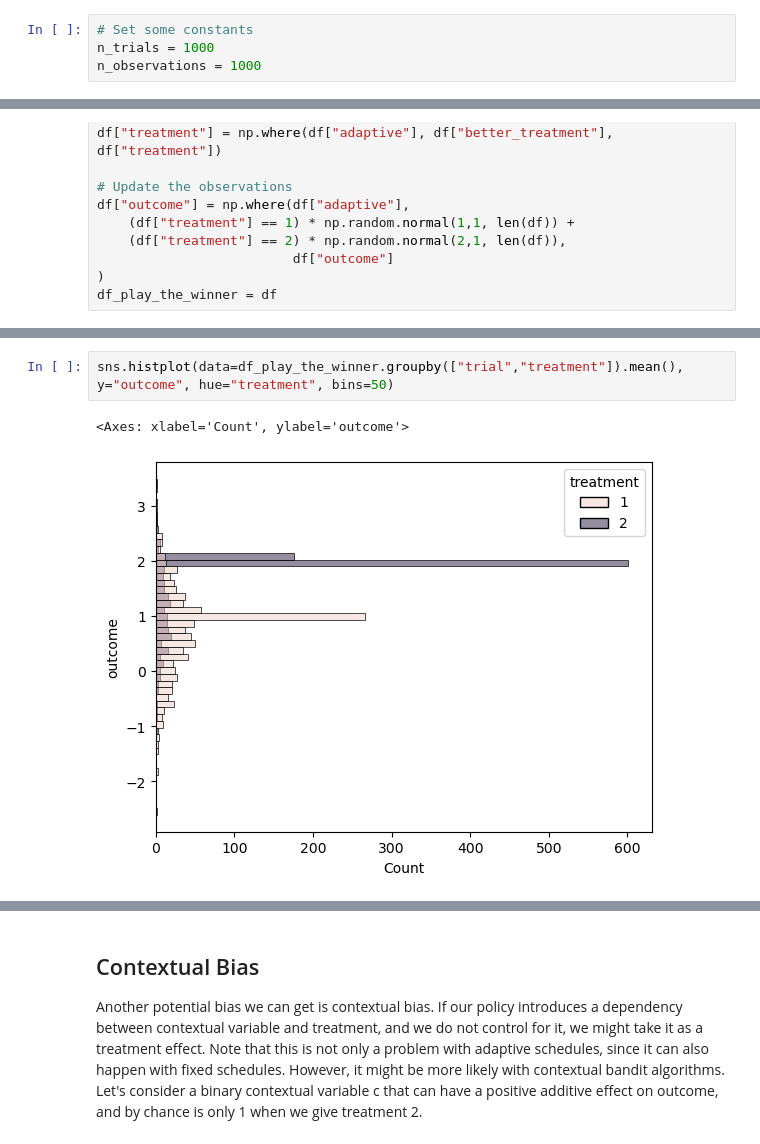
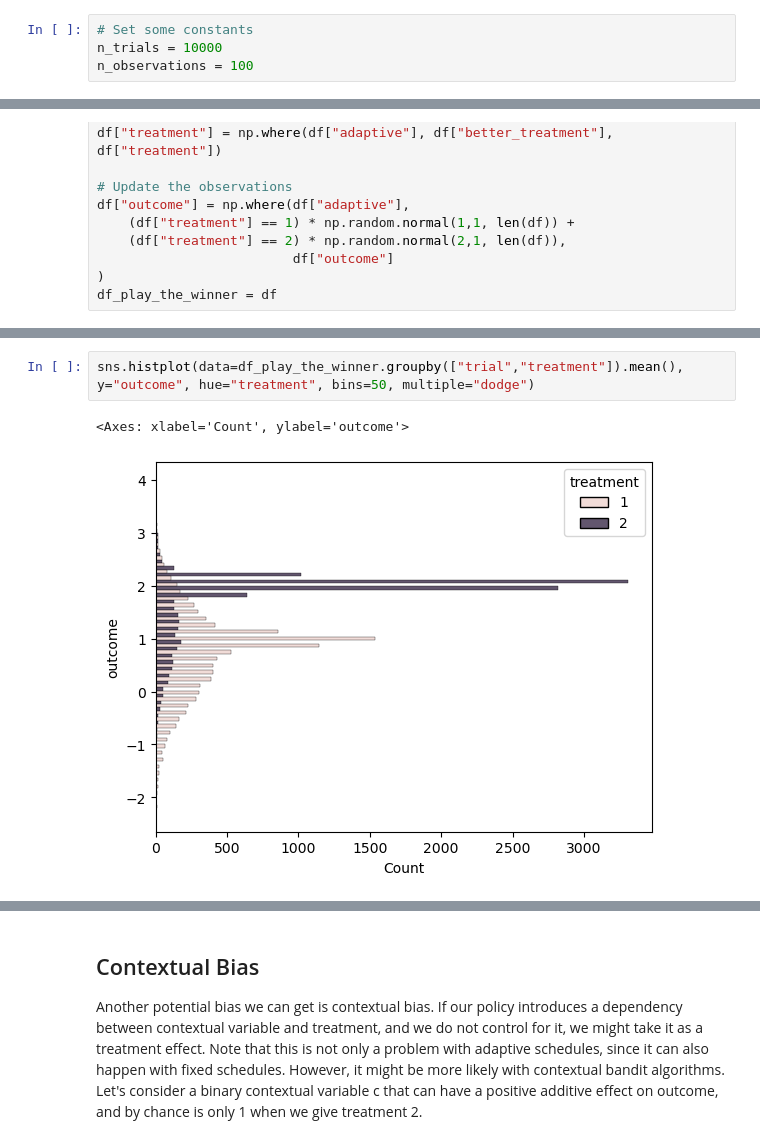
Before and after one commit to HIAlab/adaptive_nof1, a Jupyter notebook: notebooks/Inference_In_Adaptive_Sampling.ipynb, the cells around one changed output, grey strips where cells are left out. Saved outputs shown, nothing was run; the diff lists cells and outputs as text.

Commit message:
Correct inference notebook: Mean needs to be taken between trials

```diff
--- a/notebooks/Inference_In_Adaptive_Sampling.ipynb
+++ b/notebooks/Inference_In_Adaptive_Sampling.ipynb
@@ -20,6 +21,6 @@ import pandas as pd
 import seaborn as sns
 # %%
 # Set some constants
-n_trials = 1000
-n_observations = 1000
+n_trials = 10000
+n_observations = 100
 # %%
@@ -71,5 +83,5 @@ df_play_the_winner = df
 # %%
-sns.histplot(data=df_play_the_winner.groupby(["trial","treatment"]).mean(), y="outcome", hue="treatment", bins=50)
+sns.histplot(data=df_play_the_winner.groupby(["trial","treatment"]).mean(), y="outcome", hue="treatment", bins=50, multiple="dodge")
 # %% [output]
 <Axes: xlabel='Count', ylabel='outcome'>
-[figure, old version]
+[figure, new version]
```
Also changed, not shown: parts of 12 cells of this notebook.
